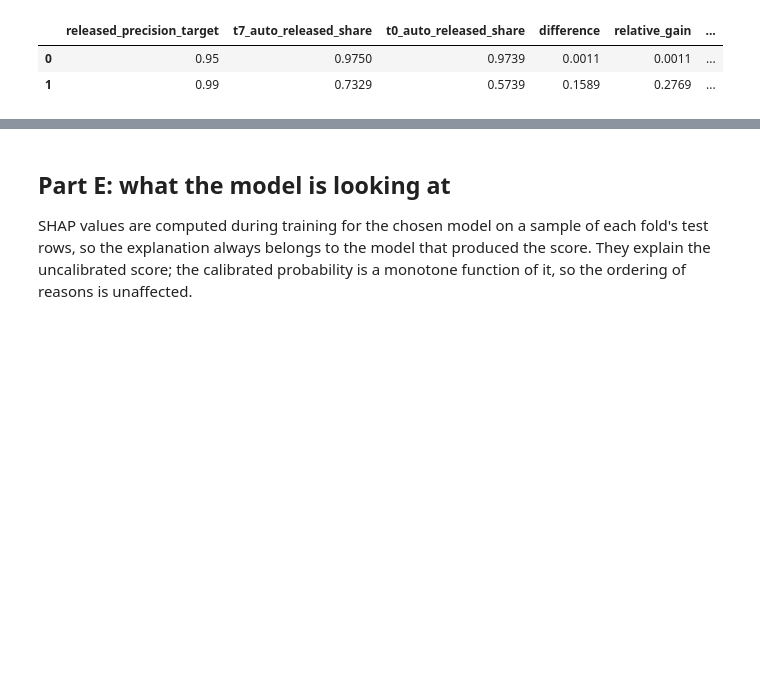
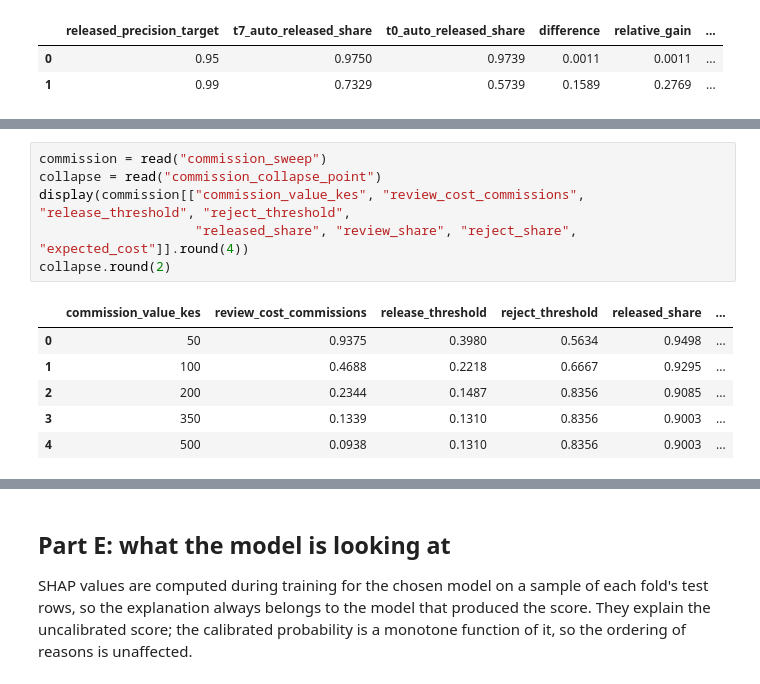
Before and after one commit to Brown-Wangeci/commission-app, a Jupyter notebook: notebooks/03_calibration_bands_and_fairness.ipynb, the cells around one changed output, grey strips where cells are left out. Cells and saved outputs as stored; diff of their text form; blank space fills up the shorter version.

```diff
--- a/notebooks/03_calibration_bands_and_fairness.ipynb
+++ b/notebooks/03_calibration_bands_and_fairness.ipynb
@@ -400,0 +471,13 @@ staffing.round(4)
+# %%
+commission = read("commission_sweep")
+collapse = read("commission_collapse_point")
+display(commission[["commission_value_kes", "review_cost_commissions", "release_threshold", "reject_threshold",
+                    "released_share", "review_share", "reject_share", "expected_cost"]].round(4))
+collapse.round(2)
+# %% [output]
+|  | commission_value_kes | review_cost_commissions | release_threshold | reject_threshold | released_share | ... |
+| 0 | 50 | 0.9375 | 0.3980 | 0.5634 | 0.9498 | ... |
+| 1 | 100 | 0.4688 | 0.2218 | 0.6667 | 0.9295 | ... |
+| 2 | 200 | 0.2344 | 0.1487 | 0.8356 | 0.9085 | ... |
+| 3 | 350 | 0.1339 | 0.1310 | 0.8356 | 0.9003 | ... |
+| 4 | 500 | 0.0938 | 0.1310 | 0.8356 | 0.9003 | ... |
```
Also changed, not shown: parts of 25 cells of this notebook, 34 other files.
